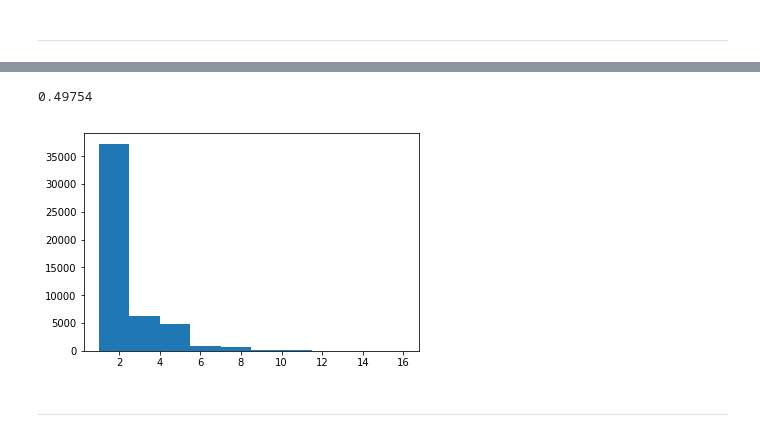
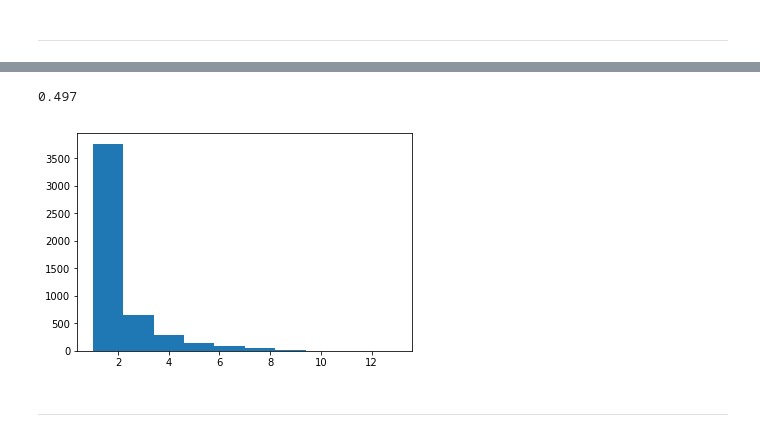
Before and after one commit to vwalsh86/Prog-for-DA-Practical-Work, a Jupyter notebook: numpy-random.ipynb, the cells around one changed output, grey strips where cells are left out. Drawn from its saved outputs; the diff is of its cells as text; code cells hidden in the pictures.

```diff
--- a/numpy-random.ipynb
+++ b/numpy-random.ipynb
@@ -413,13 +448,13 @@ plt.show()
 # %%
-z = np.random. geometric (p=0.5, size=50000)
-(z == 1).sum() / 50000
+k = np.random. geometric (p=0.5, size=5000)
+(k == 1).sum() / 5000
 # %% [output]
-0.49754
+0.497
 # %%
-plt.hist(z)
+plt.hist(k)
 plt.show()
 # %% [output]
-[figure, old version]
+[figure, new version]
 # %% [markdown]
 -----------------------
 # %% [markdown]
```
Also changed, not shown: parts of 27 cells of this notebook.
